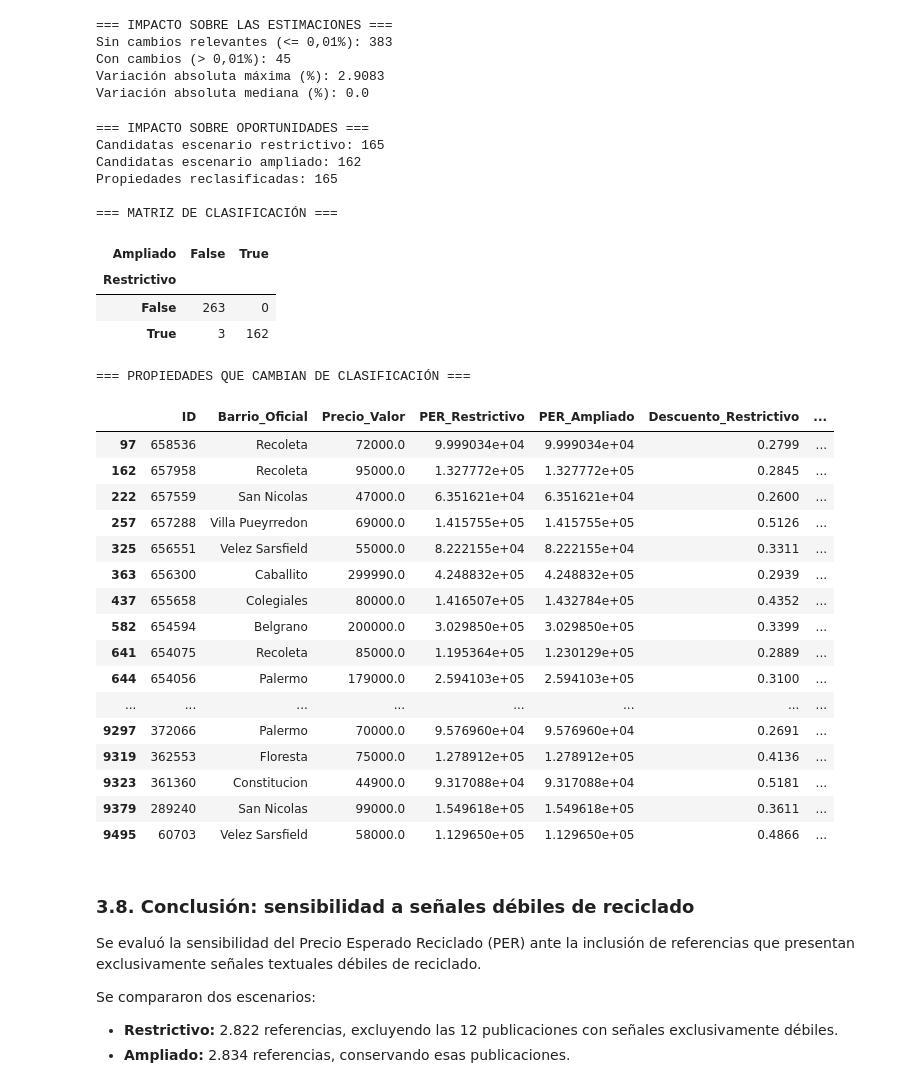
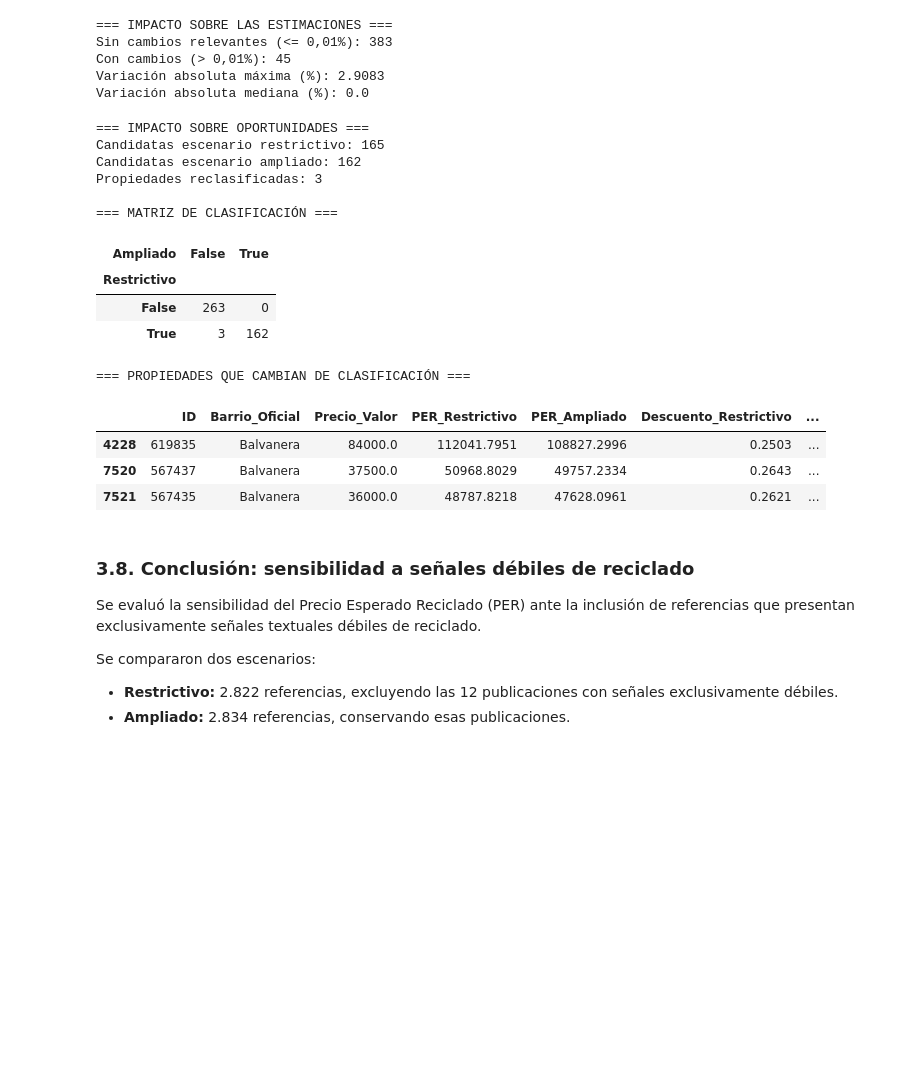
Before and after one commit to DTosoratti/tp-analitica-descriptiva-real-estate, a Jupyter notebook: notebooks/05_validacion_robustez.ipynb, the cells around one changed output. Cells and saved outputs as stored; diff of their text form; code cells hidden in the pictures; blank space fills up the shorter version.

```diff
--- a/notebooks/05_validacion_robustez.ipynb
+++ b/notebooks/05_validacion_robustez.ipynb
@@ -980,8 +964,8 @@ comparacion_oportunidades["Candidata_Ampliado"] = (
 )
 
 comparacion_oportunidades["Cambio_Clasificacion"] = (
-    comparacion_oportunidades["Candidata_Restrictivo"]
-    != comparacion_oportunidades["Candidata_Ampliado"]
+    comparacion_oportunidades["Candidata_Restrictivo"] !=
+    comparacion_oportunidades["Candidata_Ampliado"]
 )
 
 print("=== IMPACTO SOBRE OPORTUNIDADES ===")
@@ -1007,50 +991,37 @@ display(pd.crosstab(
 ))
 
 print("\n=== PROPIEDADES QUE CAMBIAN DE CLASIFICACIÓN ===")
 display(
     comparacion_oportunidades.loc[
         comparacion_oportunidades["Cambio_Clasificacion"],
         [
             "ID",
             "Barrio_Oficial",
             "Precio_Valor",
             "PER_Restrictivo",
             "PER_Ampliado",
             "Descuento_Restrictivo",
             "Descuento_Ampliado",
             "Variacion_PER_pct"
         ]
     ].round(4)
 )
 # %% [output]
 === IMPACTO SOBRE OPORTUNIDADES ===
 Candidatas escenario restrictivo: 165
 Candidatas escenario ampliado: 162
-Propiedades reclasificadas: 165
+Propiedades reclasificadas: 3
 
 === MATRIZ DE CLASIFICACIÓN ===
 | Ampliado | False | True |
 | Restrictivo |  |  |
 | False | 263 | 0 |
 | True | 3 | 162 |
 === PROPIEDADES QUE CAMBIAN DE CLASIFICACIÓN ===
 |  | ID | Barrio_Oficial | Precio_Valor | PER_Restrictivo | PER_Ampliado | Descuento_Restrictivo | ... |
-| 97 | 658536 | Recoleta | 72000.0 | 9.999034e+04 | 9.999034e+04 | 0.2799 | ... |
-| 162 | 657958 | Recoleta | 95000.0 | 1.327772e+05 | 1.327772e+05 | 0.2845 | ... |
-| 222 | 657559 | San Nicolas | 47000.0 | 6.351621e+04 | 6.351621e+04 | 0.2600 | ... |
-| 257 | 657288 | Villa Pueyrredon | 69000.0 | 1.415755e+05 | 1.415755e+05 | 0.5126 | ... |
-| 325 | 656551 | Velez Sarsfield | 55000.0 | 8.222155e+04 | 8.222155e+04 | 0.3311 | ... |
-| 363 | 656300 | Caballito | 299990.0 | 4.248832e+05 | 4.248832e+05 | 0.2939 | ... |
-| 437 | 655658 | Colegiales | 80000.0 | 1.416507e+05 | 1.432784e+05 | 0.4352 | ... |
-| 582 | 654594 | Belgrano | 200000.0 | 3.029850e+05 | 3.029850e+05 | 0.3399 | ... |
-| 641 | 654075 | Recoleta | 85000.0 | 1.195364e+05 | 1.230129e+05 | 0.2889 | ... |
-| 644 | 654056 | Palermo | 179000.0 | 2.594103e+05 | 2.594103e+05 | 0.3100 | ... |
-| ... | ... | ... | ... | ... | ... | ... | ... |
-| 9297 | 372066 | Palermo | 70000.0 | 9.576960e+04 | 9.576960e+04 | 0.2691 | ... |
-| 9319 | 362553 | Floresta | 75000.0 | 1.278912e+05 | 1.278912e+05 | 0.4136 | ... |
-| 9323 | 361360 | Constitucion | 44900.0 | 9.317088e+04 | 9.317088e+04 | 0.5181 | ... |
-| 9379 | 289240 | San Nicolas | 99000.0 | 1.549618e+05 | 1.549618e+05 | 0.3611 | ... |
-| 9495 | 60703 | Velez Sarsfield | 58000.0 | 1.129650e+05 | 1.129650e+05 | 0.4866 | ... |
+| 4228 | 619835 | Balvanera | 84000.0 | 112041.7951 | 108827.2996 | 0.2503 | ... |
+| 7520 | 567437 | Balvanera | 37500.0 | 50968.8029 | 49757.2334 | 0.2643 | ... |
+| 7521 | 567435 | Balvanera | 36000.0 | 48787.8218 | 47628.0961 | 0.2621 | ... |
 # %% [markdown]
 
 ### 3.8. Conclusión: sensibilidad a señales débiles de reciclado
```
Also changed, not shown: parts of 3 cells of this notebook, 1 other file.
